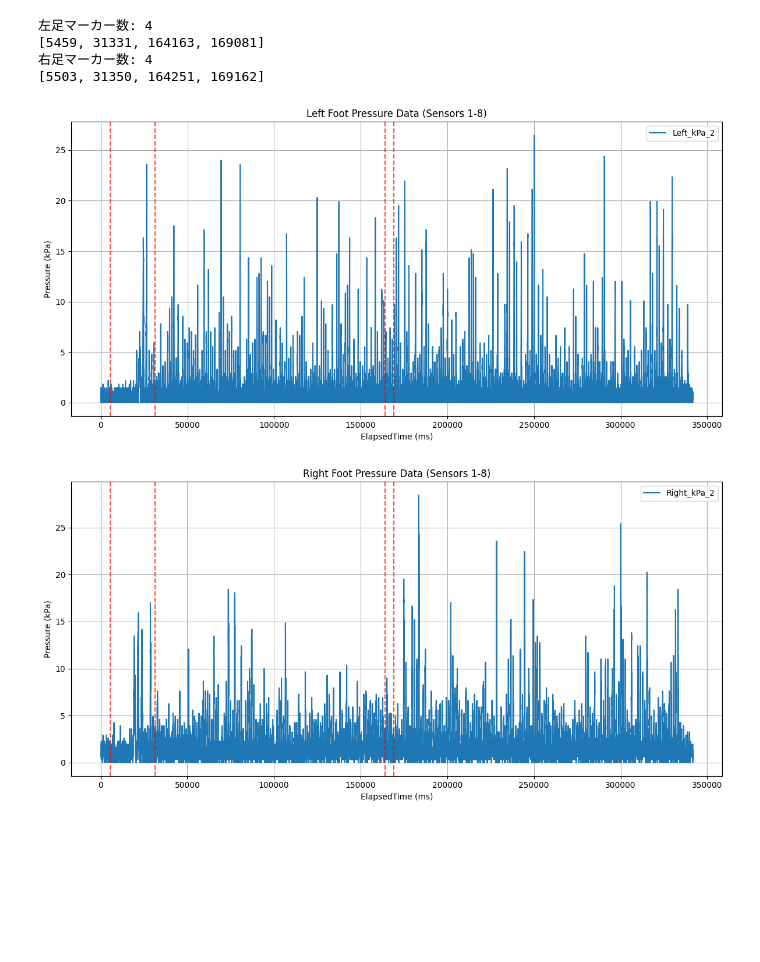
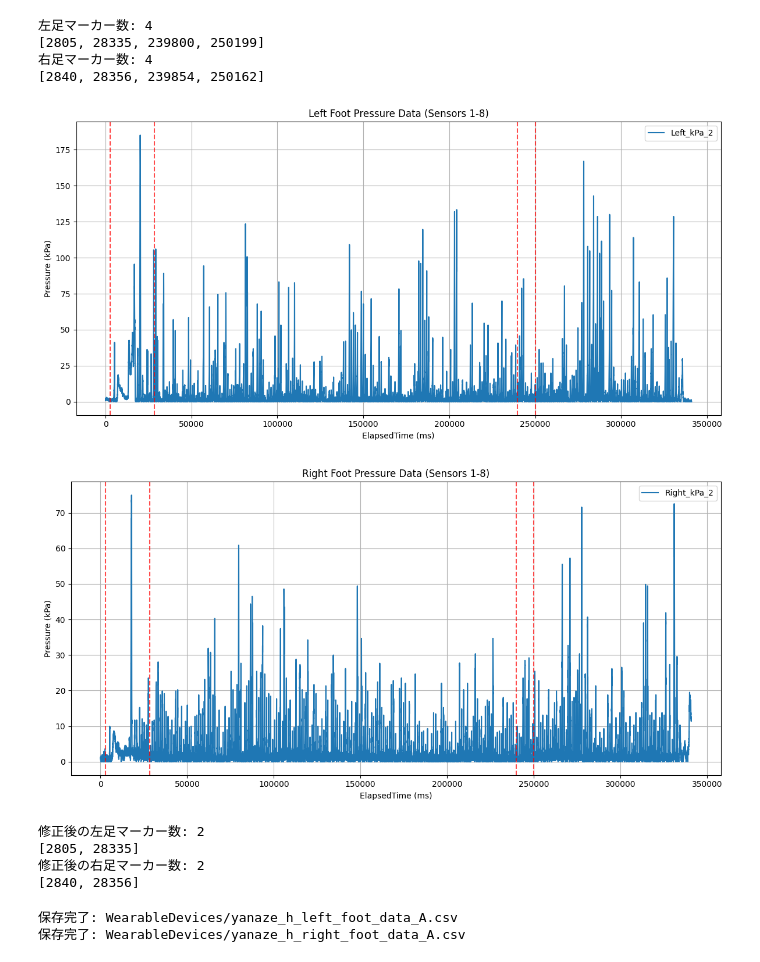
Before and after one commit to HideyukiNagashio/my-research-project, a Jupyter notebook: visualization.ipynb, the cells around one changed output. Saved outputs shown, nothing was run; the diff lists cells and outputs as text; code cells hidden in the pictures; blank space fills up the shorter version.

```diff
--- a/visualization.ipynb
+++ b/visualization.ipynb
@@ -3,9 +3,9 @@ import pandas as pd
 import matplotlib.pyplot as plt
 
 # CSVファイルを読み込む
-left_filename = "WearableDevices/adachi_l_left_foot_data.csv"
+left_filename = "WearableDevices/yanaze_h_left_foot_data.csv"
 df_left = pd.read_csv(left_filename)
-right_filename = "WearableDevices/adachi_l_right_foot_data.csv"
+right_filename = "WearableDevices/yanaze_h_right_foot_data.csv"
 df_right = pd.read_csv(right_filename)
 
 # 横軸：ElapsedTime
@@ -90,34 +90,89 @@ plt.show()
 
 # plt.figure(figsize=(12, 5))
 # for col in gyro_cols:
 #     plt.plot(time_left, df_left[f'Left_{col}'], label=f'Left_{col}')
 # for t in marker_times_left:
 #     plt.axvline(x=t, color='red', linestyle='--', alpha=0.7, linewidth=1.5)
 # plt.xlabel('ElapsedTime (ms)')
 # plt.ylabel('Angular Velocity (deg/s)')
 # plt.title('Left Foot Gyroscope Data (Gyro_X/Y/Z)')
 # plt.legend(loc='best')
 # plt.grid(True)
 # plt.tight_layout()
 # plt.show()
 
 # # 3. 角速度データ - 右足
 # plt.figure(figsize=(12, 5))
 # for col in gyro_cols:
 #     plt.plot(time_right, df_right[f'Right_{col}'], label=f'Right_{col}')
 # for t in marker_times_right:
 #     plt.axvline(x=t, color='red', linestyle='--', alpha=0.7, linewidth=1.5)
 # plt.xlabel('ElapsedTime (ms)')
 # plt.ylabel('Angular Velocity (deg/s)')
 # plt.title('Right Foot Gyroscope Data (Gyro_X/Y/Z)')
 # plt.legend(loc='best')
 # plt.grid(True)
 # plt.tight_layout()
 # plt.show()
 # %% [output]
 左足マーカー数: 4
-[5459, 31331, 164163, 169081]
+[2805, 28335, 239800, 250199]
 右足マーカー数: 4
-[5503, 31350, 164251, 169162]
+[2840, 28356, 239854, 250162]
-[figure, old version]
+[figure, new version]
-[figure, old version]
+[figure, new version]
+# %%
+import numpy as np # NaNを入れるために必要であれば
+
+# --- ここから追記・修正部分 ---
+
+def filter_markers(df):
+    # マーカーが記録されている（0でない，かつNaNでない）行のインデックスを取得
+    # 元のコードのロジックに合わせて 0 も除外対象としています
+    marker_indices = df[(df['Marker'].notna()) & (df['Marker'] != 0)].index
+
+    # 3つ目以降（リストのインデックス2以降）が存在する場合、その箇所のMarkerをNaNにする
+    if len(marker_indices) > 2:
+        # 3つ目以降のインデックスを取得
+        indices_to_remove = marker_indices[2:]
+        # 指定したインデックスのMarker列をNaNに書き換え
+        df.loc[indices_to_remove, 'Marker'] = float('nan')
+
+    return df
+
+# 左足のデータを処理
+df_left = filter_markers(df_left)
+
+# 右足のデータを処理
+df_right = filter_markers(df_right)
+
+# --- 結果の確認 ---
+
+# 再度マーカー時刻を取得して確認
+marker_times_left_new = df_left[(df_left['Marker'].notna()) & (df_left['Marker'] != 0)]['ElapsedTime']
+marker_times_right_new = df_right[(df_right['Marker'].notna()) & (df_right['Marker'] != 0)]['ElapsedTime']
+
+print(f"修正後の左足マーカー数: {len(marker_times_left_new)}")
+print(marker_times_left_new.tolist())
+print(f"修正後の右足マーカー数: {len(marker_times_right_new)}")
+print(marker_times_right_new.tolist())
+# %% [output]
+修正後の左足マーカー数: 2
+[2805, 28335]
+修正後の右足マーカー数: 2
+[2840, 28356]
+# %%
+# 保存するファイル名を定義
+left_output_filename = "WearableDevices/yanaze_h_left_foot_data_A.csv"
+right_output_filename = "WearableDevices/yanaze_h_right_foot_data_A.csv"
+
+# CSVとして保存
+# index=False にすることで、Pandasの行番号（0, 1, 2...）がCSVの1列目に入るのを防ぎます
+df_left.to_csv(left_output_filename, index=False)
+df_right.to_csv(right_output_filename, index=False)
+
+print(f"保存完了: {left_output_filename}")
+print(f"保存完了: {right_output_filename}")
+# %% [output]
+保存完了: WearableDevices/yanaze_h_left_foot_data_A.csv
+保存完了: WearableDevices/yanaze_h_right_foot_data_A.csv
```
Also changed, not shown: parts of 1 cell of this notebook, 1 other file.
